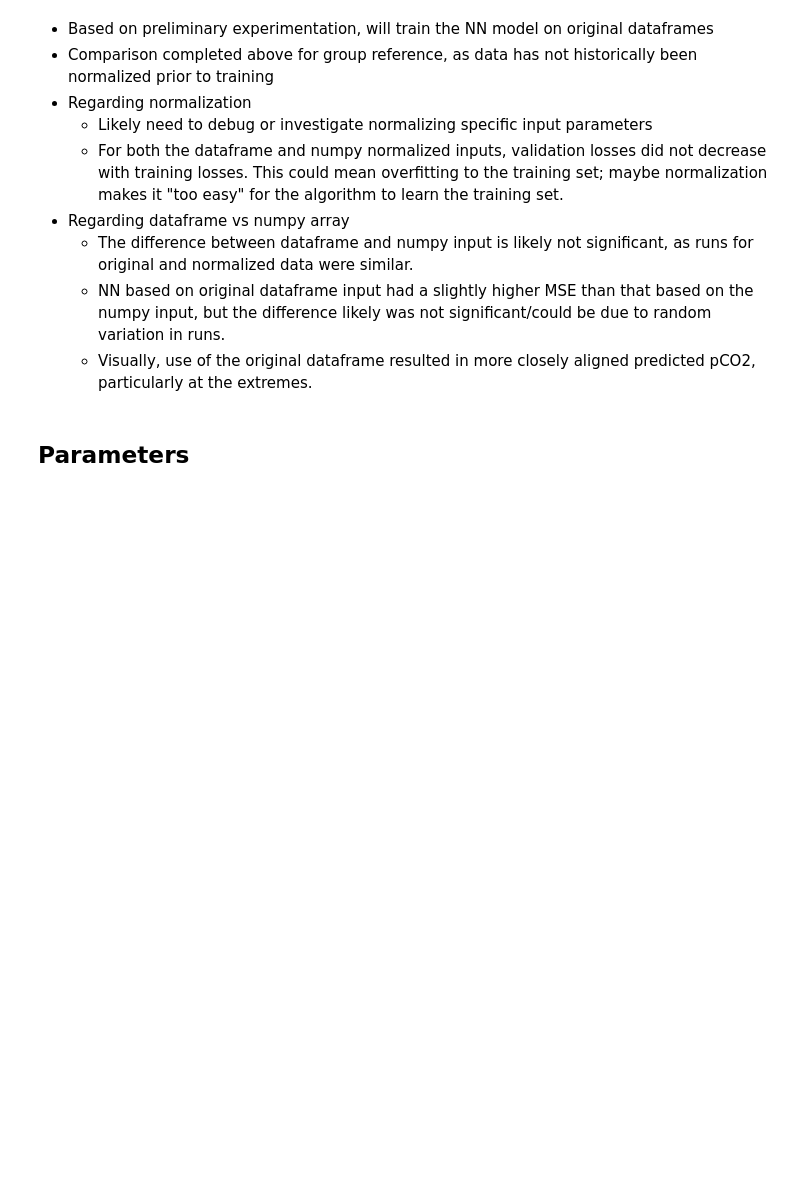
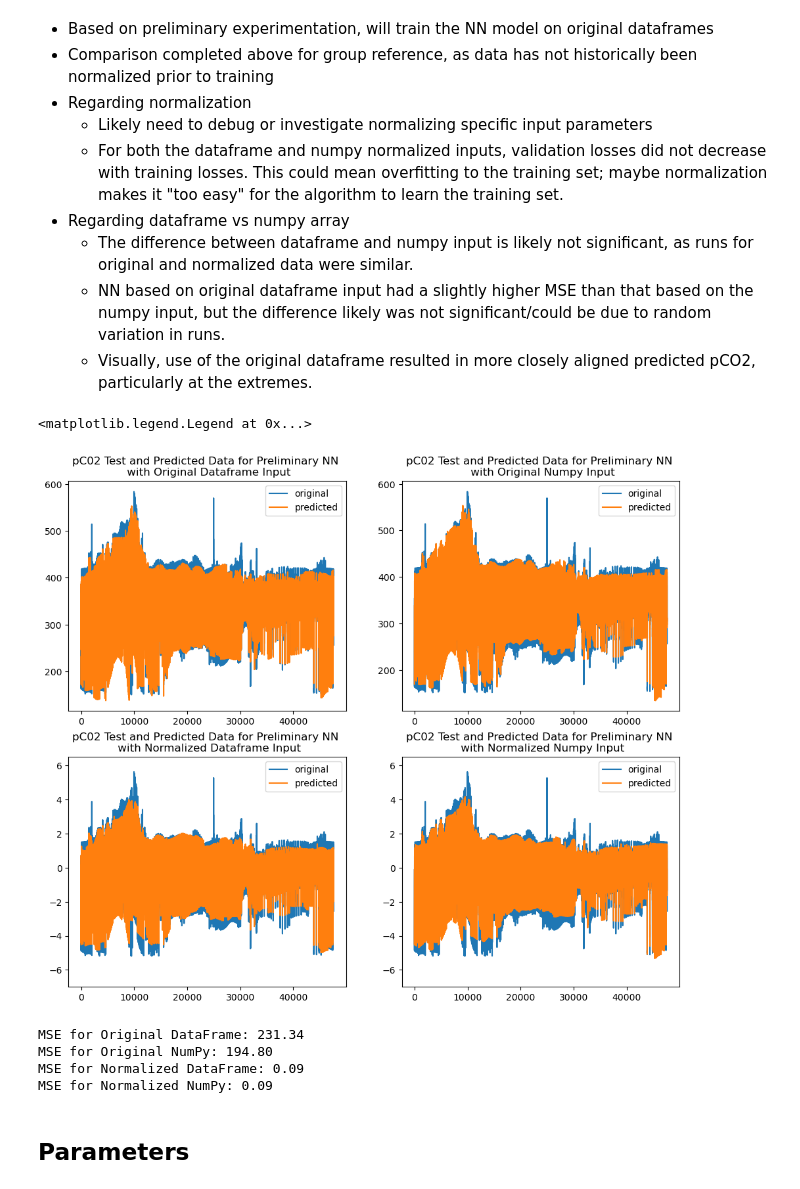
Before and after one commit to juliasimpson97/MLEE-final-project, a Jupyter notebook: models/NN.ipynb, the cells around one changed output. Drawn from its saved outputs; the diff is of its cells as text; code cells hidden in the pictures; blank space fills up the shorter version.

```diff
--- a/models/NN.ipynb
+++ b/models/NN.ipynb
@@ -176,7 +158,0 @@ y_test_ds_norm = model_utils.normalize_y_dataset(y_test_ds)
-# %%
-X_df_norm = X_ds_norm.to_dataframe().dropna()
-y_df_norm = y_ds_norm.to_dataframe().dropna()
-X_train_df_norm = X_train_ds_norm.to_dataframe().dropna()
-y_train_df_norm = y_train_ds_norm.to_dataframe().dropna()
-X_test_df_norm = X_test_ds_norm.to_dataframe().dropna()
-y_test_df_norm = y_test_ds_norm.to_dataframe().dropna()
@@ -262,6 +296,6 @@ NN_model.save(os.path.join(recon_model_path,'NN_model_prelim_originaldf2.h5'))
 ## Test NN Model
 # %%
 # then reload before start working with test data
-NN_prelim_model = load_model(os.path.join(recon_model_path,'NN_model_prelim_originaldf2.h5'))
+NN_prelim_model = load_model(os.path.join(recon_model_path,'NN_model_prelim_originaldfupdated.h5'))
 # %%
 y_pred = NN_prelim_model.predict(X_test_df)
@@ -325,6 +405,6 @@ NN_model_on.save(os.path.join(recon_model_path,'NN_model_prelim_originalnumpy2.h
 # %% [markdown]
 ## Test NN Model
 # %%
-NN_model_on = load_model(os.path.join(recon_model_path,'NN_model_prelim_originalnumpy2.h5'))
+NN_model_on = load_model(os.path.join(recon_model_path,'NN_model_prelim_originalnumpyupdated.h5'))
 # %%
 y_pred_on = NN_model_on.predict(X_test_original)
@@ -477,6 +654,50 @@ plt.show()
     - The difference between dataframe and numpy input is likely not significant, as runs for original and normalized data were similar.
     - NN based on original dataframe input had a slightly higher MSE than that based on the numpy input, but the difference likely was not significant/could be due to random variation in runs.
     - Visually, use of the original dataframe resulted in more closely aligned predicted pCO2, particularly at the extremes.
+# %%
+fig, ((ax1, ax2), (ax3, ax4)) = plt.subplots(ncols=2,nrows=2, figsize=(12,10))
+
+r1 = range(len(y_test_df))
+ax1.plot(r1, y_test_df, label="original")
+ax1.plot(r1, y_pred, label="predicted")
+ax1.set_title("pC02 Test and Predicted Data for Preliminary NN \n with Original Dataframe Input")
+ax1.legend()
+
+
+r2 = range(len(y_test_original))
+ax2.plot(r2, y_test_original, label="original")
+ax2.plot(r2, y_pred_on, label="predicted")
+ax2.set_title("pC02 Test and Predicted Data for Preliminary NN \n with Original Numpy Input")
+ax2.legend()
+
+
+r3 = range(len(y_test_df_norm))
+ax3.plot(r3, y_test_df_norm, label="original")
+ax3.plot(r3, y_pred_nprelim, label="predicted")
+ax3.set_title("pC02 Test and Predicted Data for Preliminary NN \n with Normalized Dataframe Input")
+ax3.set_ylim(-7,6.5) #make y axis of norm plots match for easier comparison
+ax3.legend()
+
+
+r4 = range(len(y_test_n))
+ax4.plot(r4, y_test_n, label="original")
+ax4.plot(r4, y_pred_nn, label="predicted")
+ax4.set_title("pC02 Test and Predicted Data for Preliminary NN \n with Normalized Numpy Input")
+ax4.set_ylim(-7,6.5)  #make y axis of norm plots match for easier comparison
+ax4.legend()
+# %% [output]
+<matplotlib.legend.Legend at 0x...>
+[figure, added]
+# %%
+print("MSE for Original DataFrame: %.2f" % mse_originaldfupdated)
+print("MSE for Original NumPy: %.2f" % mse_originalnumpyupdated)
+print("MSE for Normalized DataFrame: %.2f" % mse_normdfupdated)
+print("MSE for Normalized NumPy: %.2f" % mse_normnumpyupdated)
+# %% [output]
+MSE for Original DataFrame: 231.34
+MSE for Original NumPy: 194.80
+MSE for Normalized DataFrame: 0.09
+MSE for Normalized NumPy: 0.09
 # %% [markdown]
 ## Parameters
 # %% [markdown]
```
Also changed, not shown: parts of 65 cells of this notebook.
